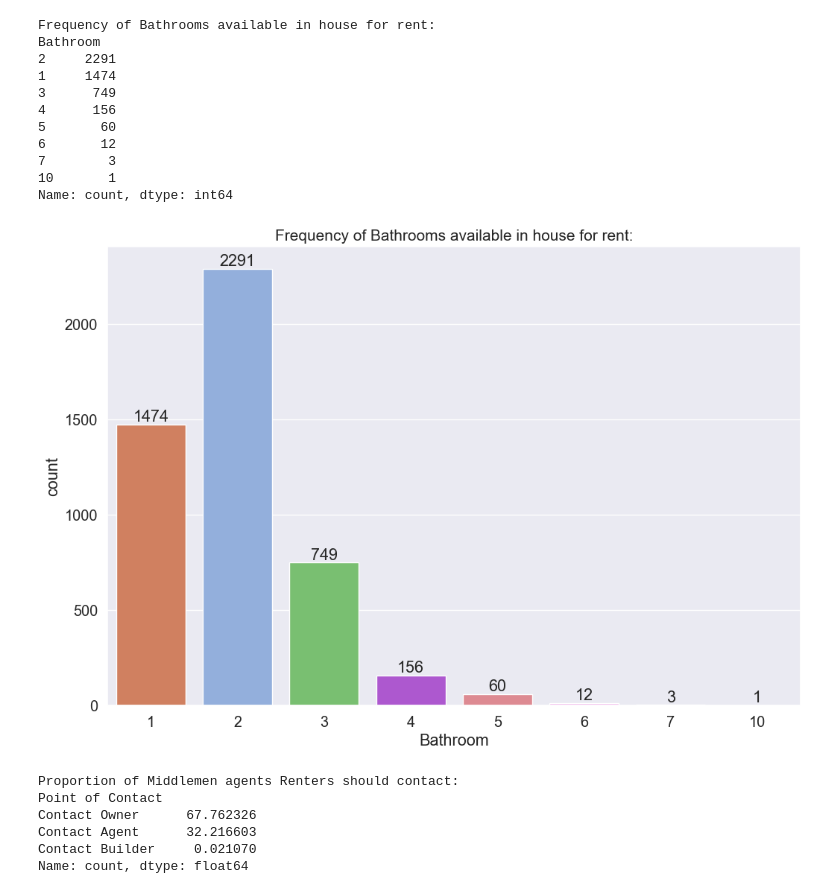
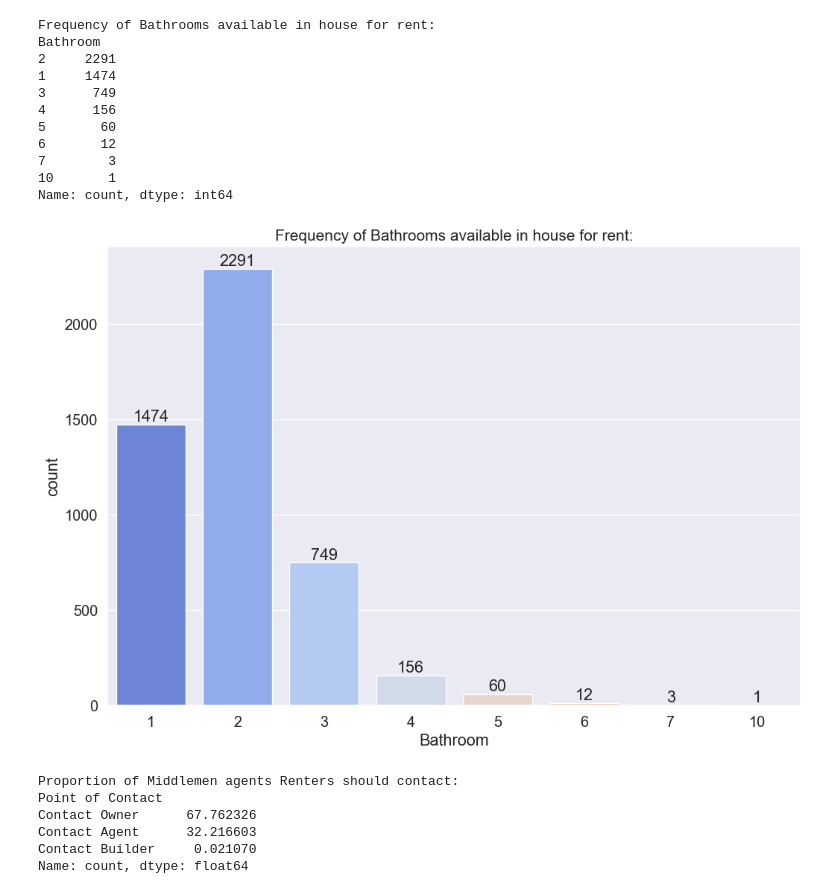
Before and after one commit to LonchiH/AI-Lab-Exercise, a Jupyter notebook: original.ipynb, the cells around one changed output. Saved outputs shown, nothing was run; the diff lists cells and outputs as text; code cells hidden in the pictures.

```diff
--- a/original.ipynb
+++ b/original.ipynb
@@ -182,7 +180,7 @@ sns.set_style('darkgrid')
 fig,axes = plt.subplots(figsize=(12,8))
 colors = ['#87ace8','#e3784d', '#6ecc64','#b644e3','#eb7c87', '#EAE509']
 
-ax = sns.countplot(x='City',data=data, palette=['#EAE509','#87ace8', '#6ecc64','#eb7c87','#e3784d','#b644e3'])
+ax = sns.countplot(x='City',data=data, palette='coolwarm')
 for container in ax.containers:
     ax.bar_label(container)
 plt.title('Houses in Cities available for Rent',fontsize=15)
@@ -266,15 +264,15 @@ Name: count, dtype: int64
 # %%
 #Visualization of the Frequency of Bathrooms available in house for rent Distribution
 sns.set_style('darkgrid')
 fig,axes = plt.subplots(figsize=(12,8))
 
-ax = sns.countplot(x='Bathroom',data=data, palette=['#e3784d','#87ace8', '#6ecc64','#b644e3','#eb7c87','#fab1f3','#86f7d7','#EAE509'])
+ax = sns.countplot(x='Bathroom',data=data, palette='coolwarm')
 for container in ax.containers:
     ax.bar_label(container)
 plt.title('Frequency of Bathrooms available in house for rent:',fontsize=15)
 plt.show()
 # %% [output]
-[figure, old version]
+[figure, new version]
 # %%
 #Proportion of Middlemen agents Renters should contact:
 print('Proportion of Middlemen agents Renters should contact:\n{}'.format(data['Point of Contact'].value_counts()/len(data['Point of Contact'])*100))
```
Also changed, not shown: parts of 8 cells of this notebook, 1 other file.
